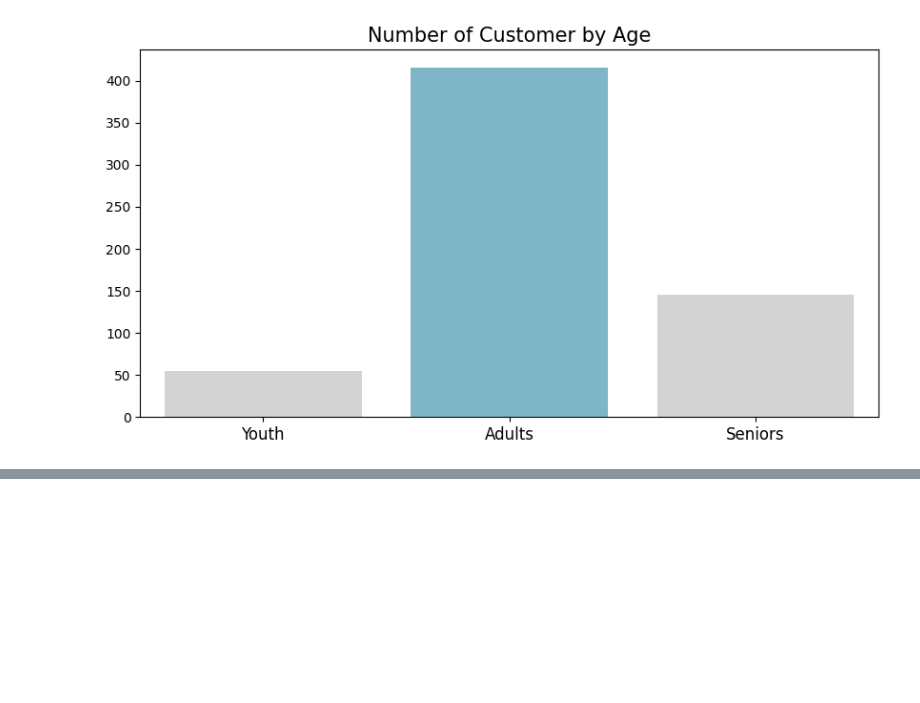
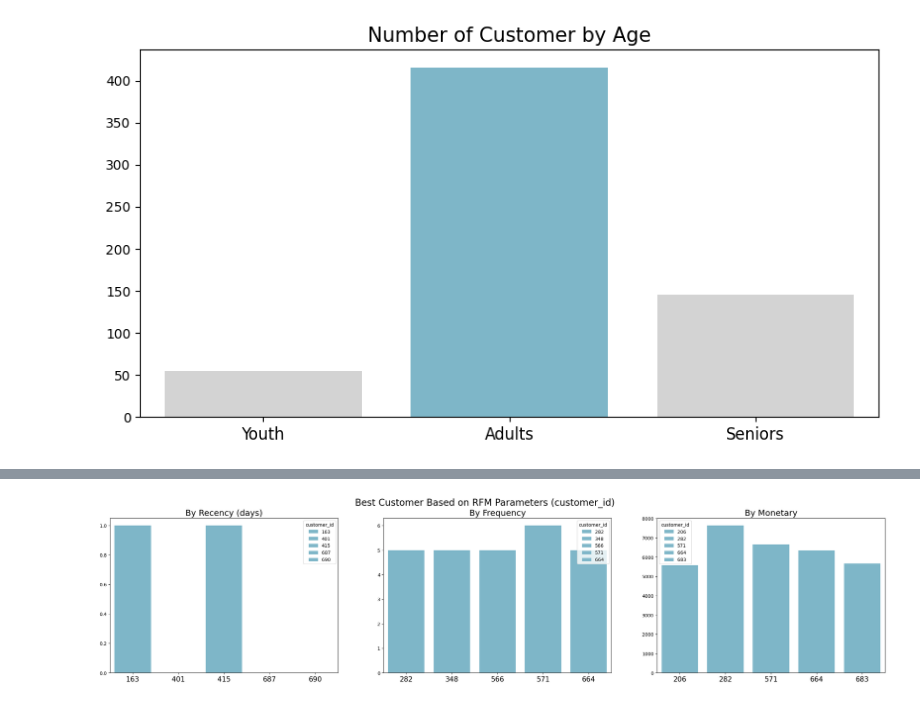
Before and after one commit to ZulfiFazhar/Dicoding-Analysis-Data, a Jupyter notebook: notebook.ipynb, the cells around one changed output, grey strips where cells are left out. Saved outputs shown, nothing was run; the diff lists cells and outputs as text; code cells hidden in the pictures; blank space fills up the shorter version.

```diff
--- a/notebook.ipynb
+++ b/notebook.ipynb
@@ -1046,0 +1073,15 @@ plt.show()
+# %%
+rfm_df = all_df.groupby(by="customer_id", as_index=False).agg({
+    "order_date": "max", # mengambil tanggal order terakhir
+    "order_id": "nunique", # menghitung jumlah order
+    "total_price": "sum" # menghitung jumlah revenue yang dihasilkan
+})
+rfm_df.columns = ["customer_id", "max_order_timestamp", "frequency", "monetary"]
+
+# menghitung kapan terakhir pelanggan melakukan transaksi (hari)
+rfm_df["max_order_timestamp"] = rfm_df["max_order_timestamp"].dt.date
+recent_date = orders_df["order_date"].dt.date.max()
+rfm_df["recency"] = rfm_df["max_order_timestamp"].apply(lambda x: (recent_date - x).days)
+
+rfm_df.drop("max_order_timestamp", axis=1, inplace=True)
+rfm_df.head()
@@ -1046,0 +1095,27 @@ plt.show()
+# %%
+fig, ax = plt.subplots(nrows=1, ncols=3, figsize=(30, 6))
+
+colors = ["#72BCD4", "#72BCD4", "#72BCD4", "#72BCD4", "#72BCD4"]
+
+sns.barplot(y="recency", x="customer_id", data=rfm_df.sort_values(by="recency", ascending=True).head(5), palette=colors, ax=ax[0], hue="customer_id")
+ax[0].set_ylabel(None)
+ax[0].set_xlabel(None)
+ax[0].set_title("By Recency (days)", loc="center", fontsize=18)
+ax[0].tick_params(axis ='x', labelsize=15)
+
+sns.barplot(y="frequency", x="customer_id", data=rfm_df.sort_values(by="frequency", ascending=False).head(5), palette=colors, ax=ax[1], hue="customer_id")
+ax[1].set_ylabel(None)
+ax[1].set_xlabel(None)
+ax[1].set_title("By Frequency", loc="center", fontsize=18)
+ax[1].tick_params(axis='x', labelsize=15)
+
+sns.barplot(y="monetary", x="customer_id", data=rfm_df.sort_values(by="monetary", ascending=False).head(5), palette=colors, ax=ax[2], hue="customer_id")
+ax[2].set_ylabel(None)
+ax[2].set_xlabel(None)
+ax[2].set_title("By Monetary", loc="center", fontsize=18)
+ax[2].tick_params(axis='x', labelsize=15)
+
+plt.suptitle("Best Customer Based on RFM Parameters (customer_id)", fontsize=20)
+plt.show()
+# %% [output]
+[figure, added]
```
Also changed, not shown: parts of 4 cells of this notebook, 1 other file.
